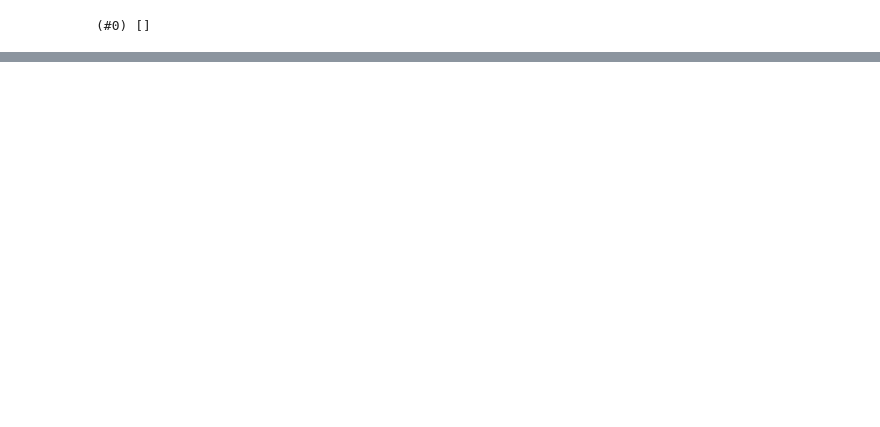
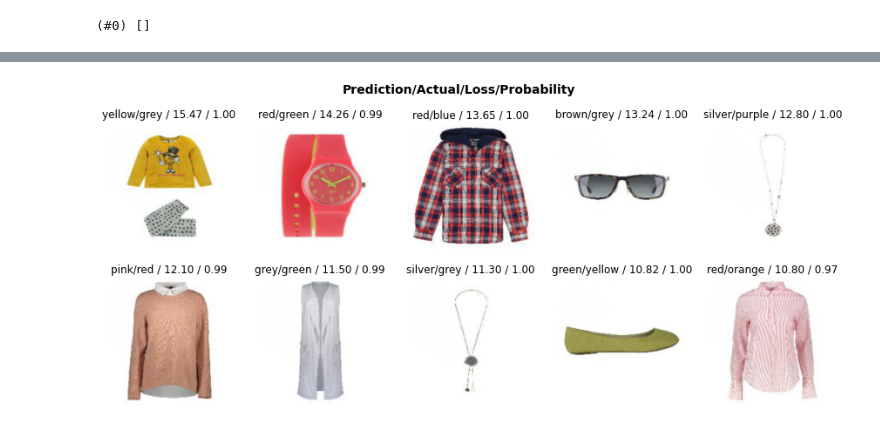
Before and after one commit to hadisotudeh/product-color-classification, a Jupyter notebook: ML model training.ipynb, the cells around one changed output, grey strips where cells are left out. Saved outputs shown, nothing was run; the diff lists cells and outputs as text; code cells hidden in the pictures; blank space fills up the shorter version.

```diff
--- a/ML model training.ipynb
+++ b/ML model training.ipynb
@@ -80,2 +106,4 @@ interp.most_confused(5)
 # %%
-interp.plot_top_losses(10, nrows=2)
+interp.plot_top_losses(10, bnrows=2)
+# %% [output]
+[figure, added]
```
Also changed, not shown: parts of 13 cells of this notebook.
